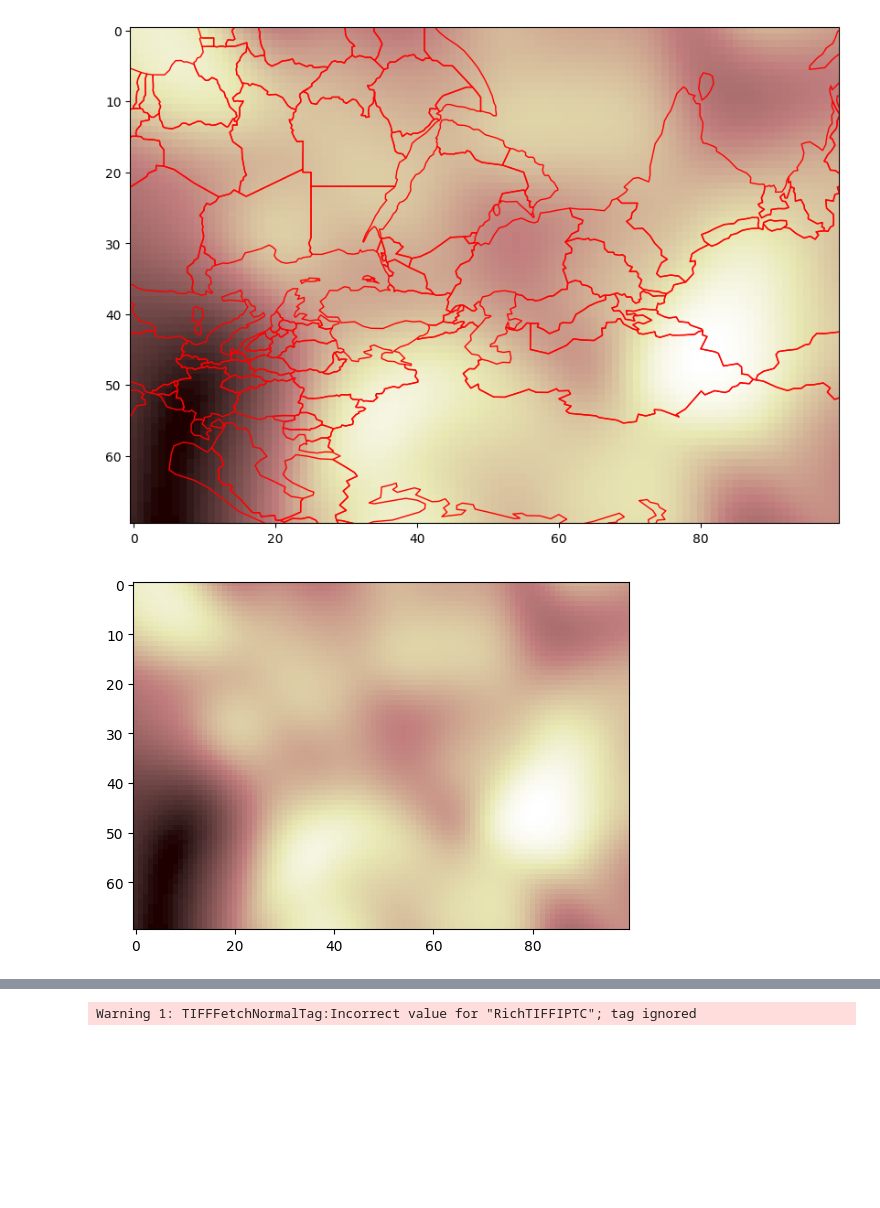
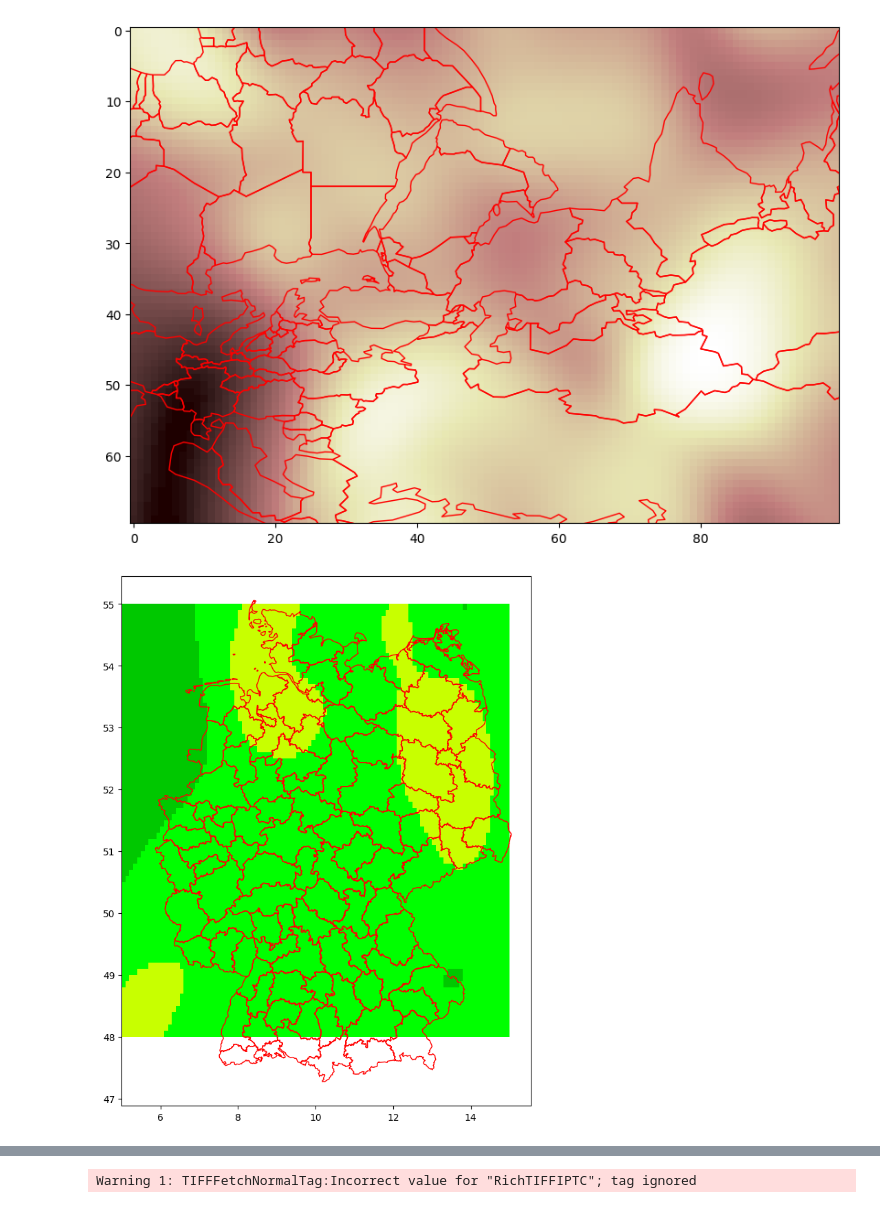
Before and after one commit to tillwenke/heatchmap, a Jupyter notebook: map/map_gpd_rasterio.ipynb, the cells around one changed output, grey strips where cells are left out. Saved outputs shown, nothing was run; the diff lists cells and outputs as text; code cells hidden in the pictures; blank space fills up the shorter version.

Commit message:
german districts with color

```diff
--- a/map/map_gpd_rasterio.ipynb
+++ b/map/map_gpd_rasterio.ipynb
@@ -119,9 +146,20 @@ plt.imshow(src.read(1), cmap='pink')
 plt.show()
 # %% [output]
 [figure]
-# %%
-src = rasterio.open("map.tif")
-plt.imshow(src.read(1), cmap='pink')
-plt.show()
-# %% [output]
-[figure, removed]
+# %%
+import matplotlib.colors as colors
+
+cmap = colors.ListedColormap(['#008200', '#00c800','#00ff00', '#c8ff00', '#ffff00', '#ffc800', '#ff8200', '#ff0000', '#c80000', '#820000'])
+boundaries = [0, 10, 20, 30, 40, 50, 60, 70, 80, 90]
+norm = colors.BoundaryNorm(boundaries, cmap.N, clip=True)
+# %%
+countries = gpd.read_file("german_shape/ROR5000.shp")
+countries = countries.to_crs(epsg=4326)
+raster = rasterio.open("map.tif")
+fig, ax = plt.subplots(figsize=(10, 10))
+rasterio.plot.show(raster, origin='lower', ax=ax, cmap=cmap, norm=norm)
+
+countries.plot(ax=ax, facecolor='none', edgecolor='red')
+plt.show()
+# %% [output]
+[figure, added]
```
Also changed, not shown: parts of 16 cells of this notebook.
